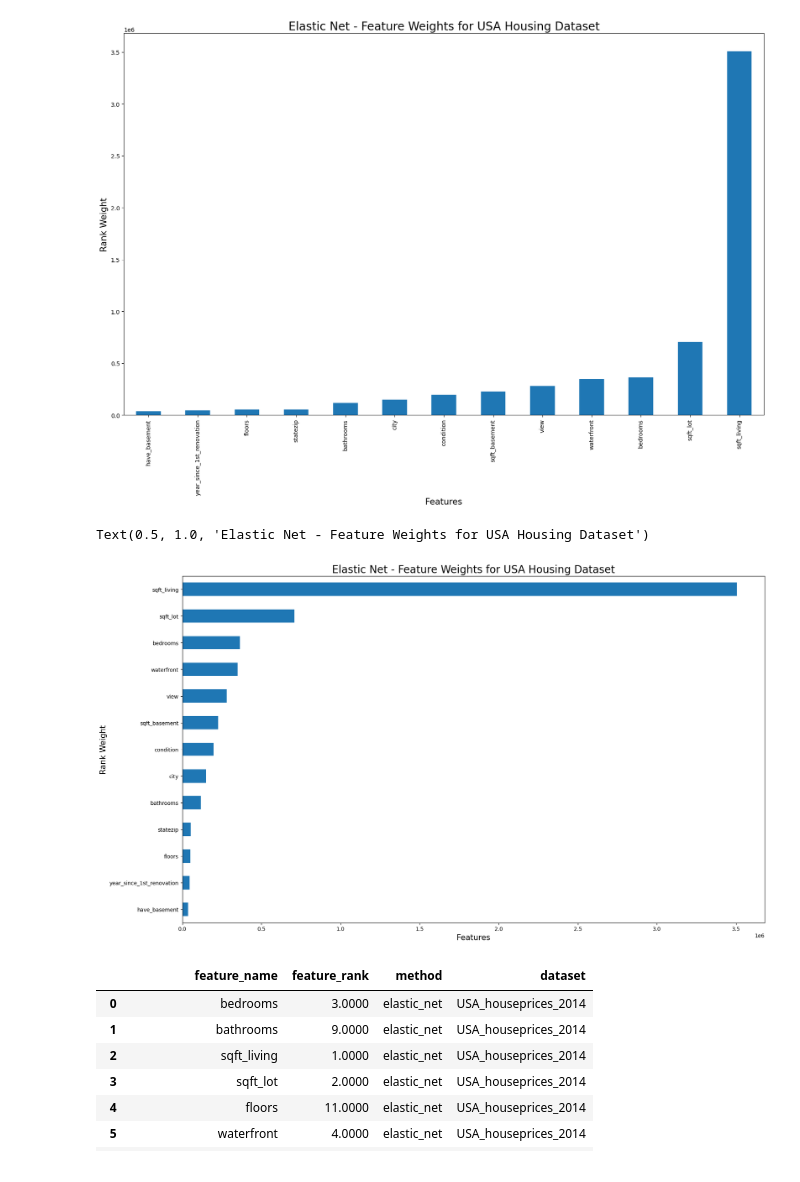
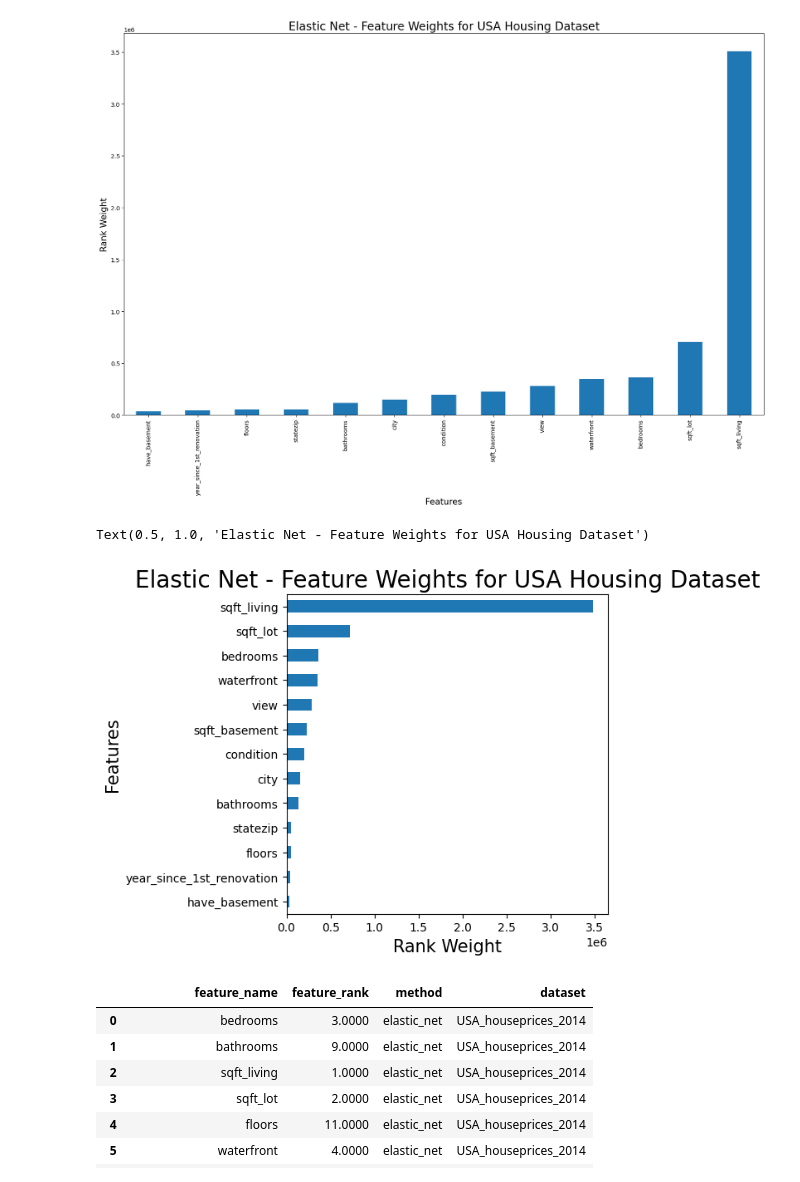
Before and after one commit to jorgedelpozolerida/KDS_Statistics_GroupProject, a Jupyter notebook: src/cross_validation_USA/cross_validation_all.ipynb, the cells around one changed output. Cells and saved outputs as stored; diff of their text form; code cells hidden in the pictures.

```diff
--- a/src/cross_validation_USA/cross_validation_all.ipynb
+++ b/src/cross_validation_USA/cross_validation_all.ipynb
@@ -50,13 +50,13 @@ plt.title('Elastic Net - Feature Weights for USA Housing Dataset', fontsize = 20
 Text(0.5, 1.0, 'Elastic Net - Feature Weights for USA Housing Dataset')
 [figure]
 # %%
-feature_importance_USA.sort_values().tail(30).plot(kind = 'barh', figsize = (20,12))
-plt.xlabel('Features', fontsize = 15)
-plt.ylabel('Rank Weight', fontsize = 15)
+feature_importance_USA.sort_values().tail(30).plot(kind = 'barh', figsize = (5,5))
+plt.ylabel('Features', fontsize = 15)
+plt.xlabel('Rank Weight', fontsize = 15)
 plt.title('Elastic Net - Feature Weights for USA Housing Dataset', fontsize = 20)
 # %% [output]
 Text(0.5, 1.0, 'Elastic Net - Feature Weights for USA Housing Dataset')
-[figure, old version]
+[figure, new version]
 # %%
 elastic_net_USA = feature_importance_USA.to_frame()
 elastic_net_USA['method'] = 'elastic_net'
```
Also changed, not shown: parts of 7 cells of this notebook, 5 other files.
